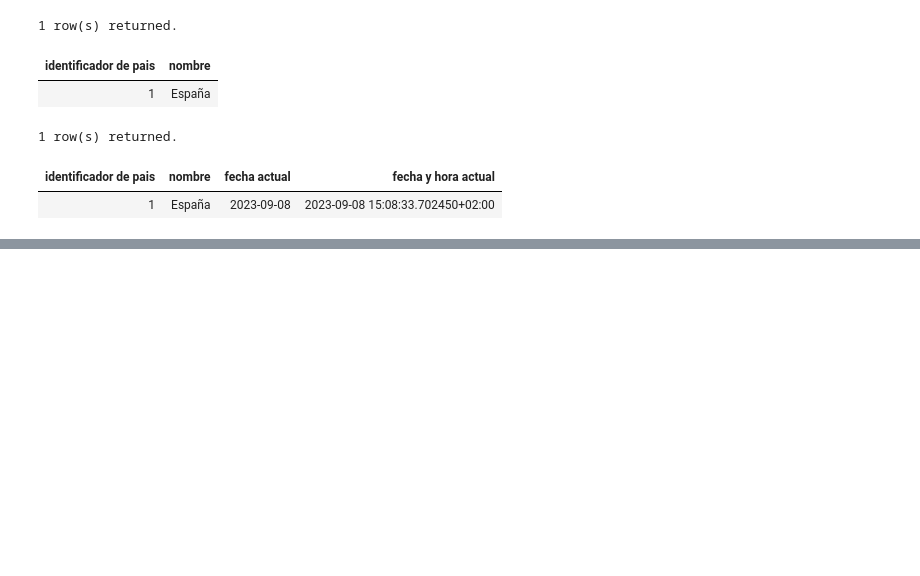
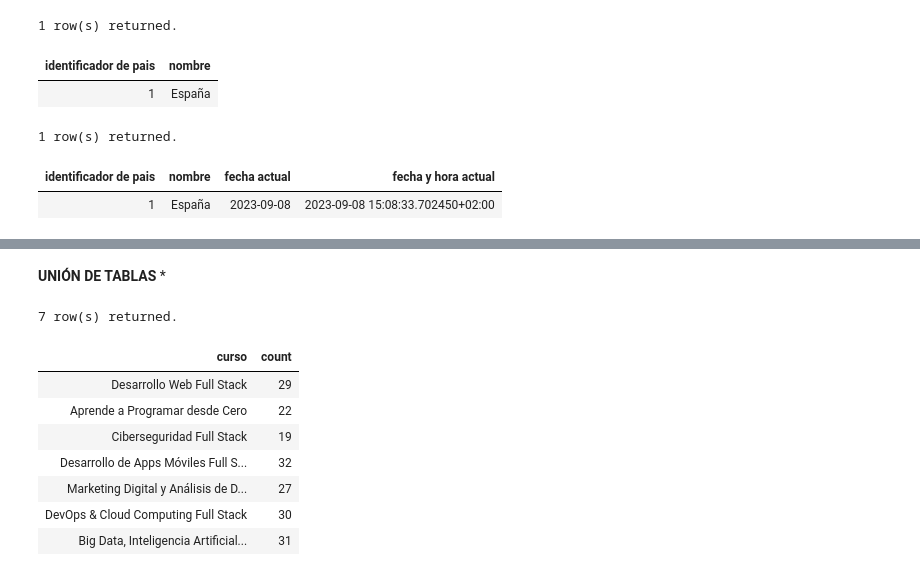
Before and after one commit to alexjust-data/FullStack06_SQL, a Jupyter notebook: 00_SEMINARIO.ipynb, the cells around one changed output, grey strips where cells are left out. Drawn from its saved outputs; the diff is of its cells as text; code cells hidden in the pictures; blank space fills up the shorter version.

```diff
--- a/00_SEMINARIO.ipynb
+++ b/00_SEMINARIO.ipynb
@@ -567,0 +583,3 @@ from keepcoding.pais;
+# %% [markdown]
+**UNIÓN DE TABLAS**
+*
@@ -567,0 +818,13 @@ from keepcoding.pais;
+# %%
+-- numero de alumnos y profesores que tiene cada curso
+select curso, count(dni) from keepcoding.datos_academia group by curso;
+# %% [output]
+7 row(s) returned.
+| curso | count |
+| Desarrollo Web Full Stack | 29 |
+| Aprende a Programar desde Cero | 22 |
+| Ciberseguridad Full Stack | 19 |
+| Desarrollo de Apps Móviles Full S... | 32 |
+| Marketing Digital y Análisis de D... | 27 |
+| DevOps & Cloud Computing Full Stack | 30 |
+| Big Data, Inteligencia Artificial... | 31 |
```
Also changed, not shown: parts of 12 cells of this notebook, 2 other files.
